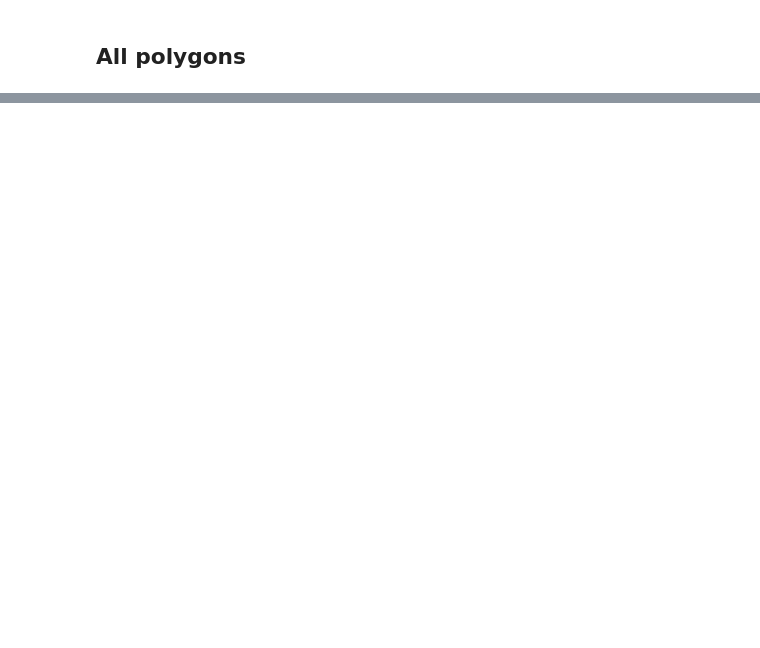
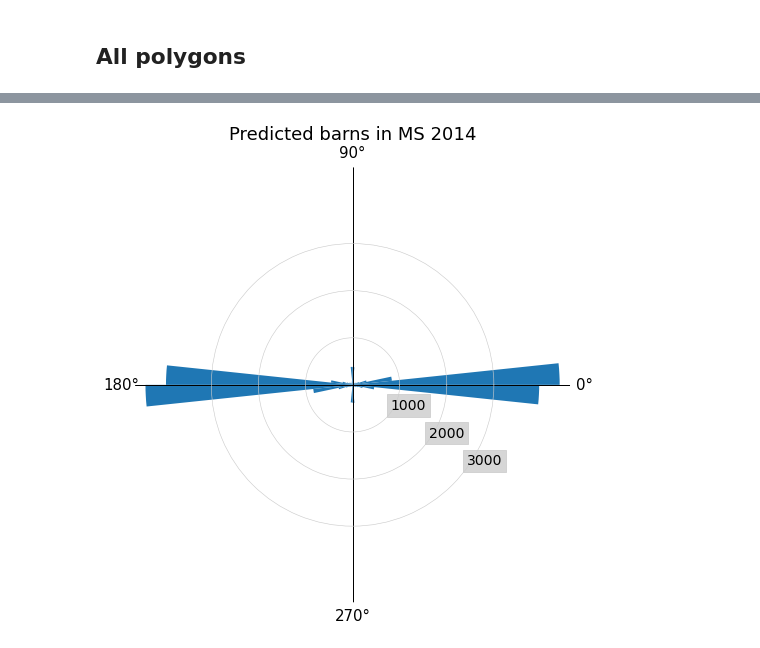
Before and after one commit to microsoft/poultry-cafos, a Jupyter notebook: notebooks/Figures - Histogram of angles.ipynb, the cells around one changed output, grey strips where cells are left out. Saved outputs shown, nothing was run; the diff lists cells and outputs as text; code cells hidden in the pictures; blank space fills up the shorter version.

```diff
--- a/notebooks/Figures - Histogram of angles.ipynb
+++ b/notebooks/Figures - Histogram of angles.ipynb
@@ -176,0 +197,8 @@ show_plot(xs, "Testing set", [10,20,30])
+# %%
+xs = get_rotations(
+    "../output/tmp/full-usa-3-13-2021_filtered.gpkg",
+    lambda x: "ms_100cm_2014" not in x["properties"]["image_url"]
+)
+show_plot(xs, "Predicted barns in MS 2014", yticks=[1000,2000,3000])
+# %% [output]
+[figure, added]
```
Also changed, not shown: parts of 10 cells of this notebook, 4 other files.
